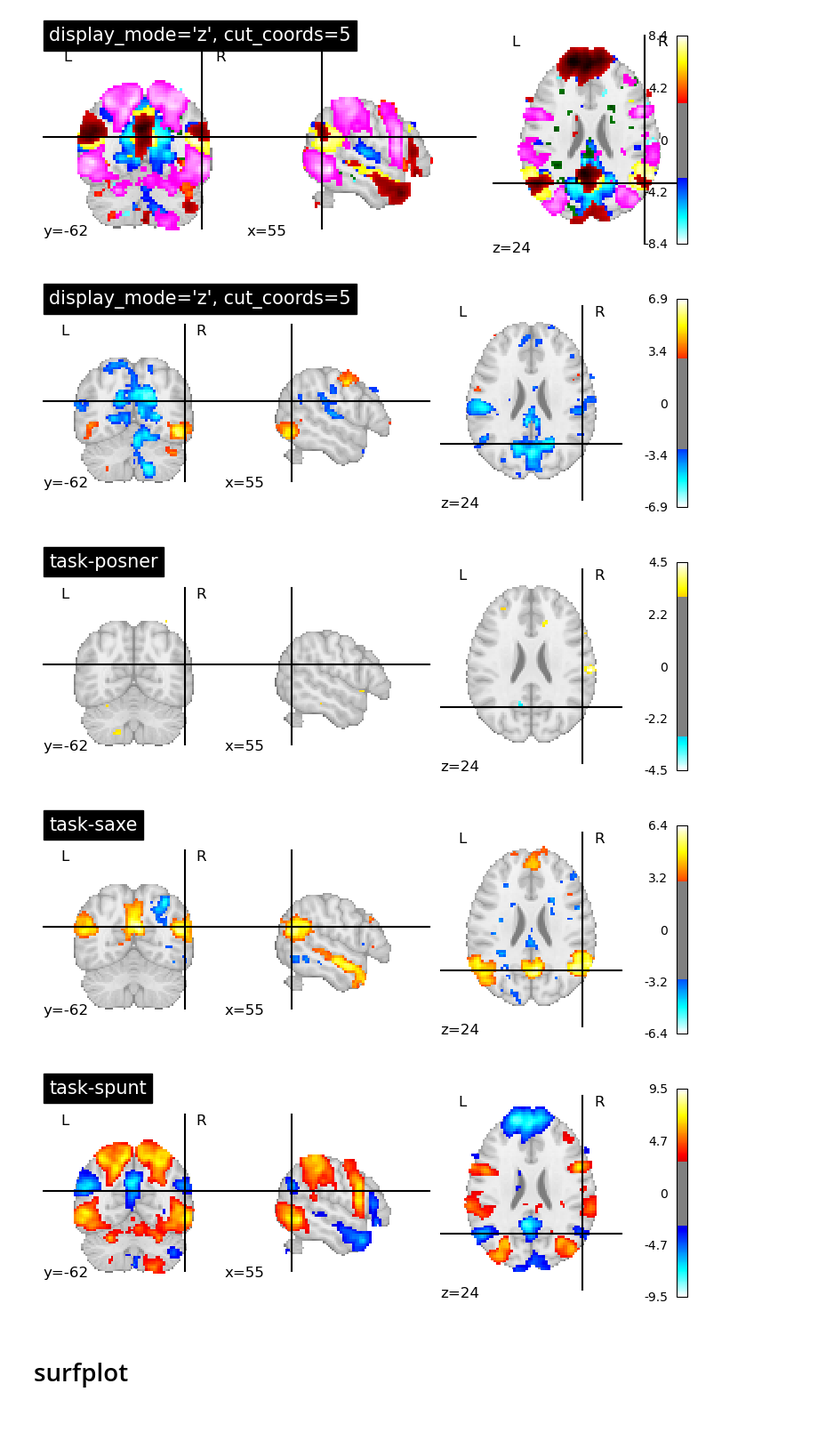
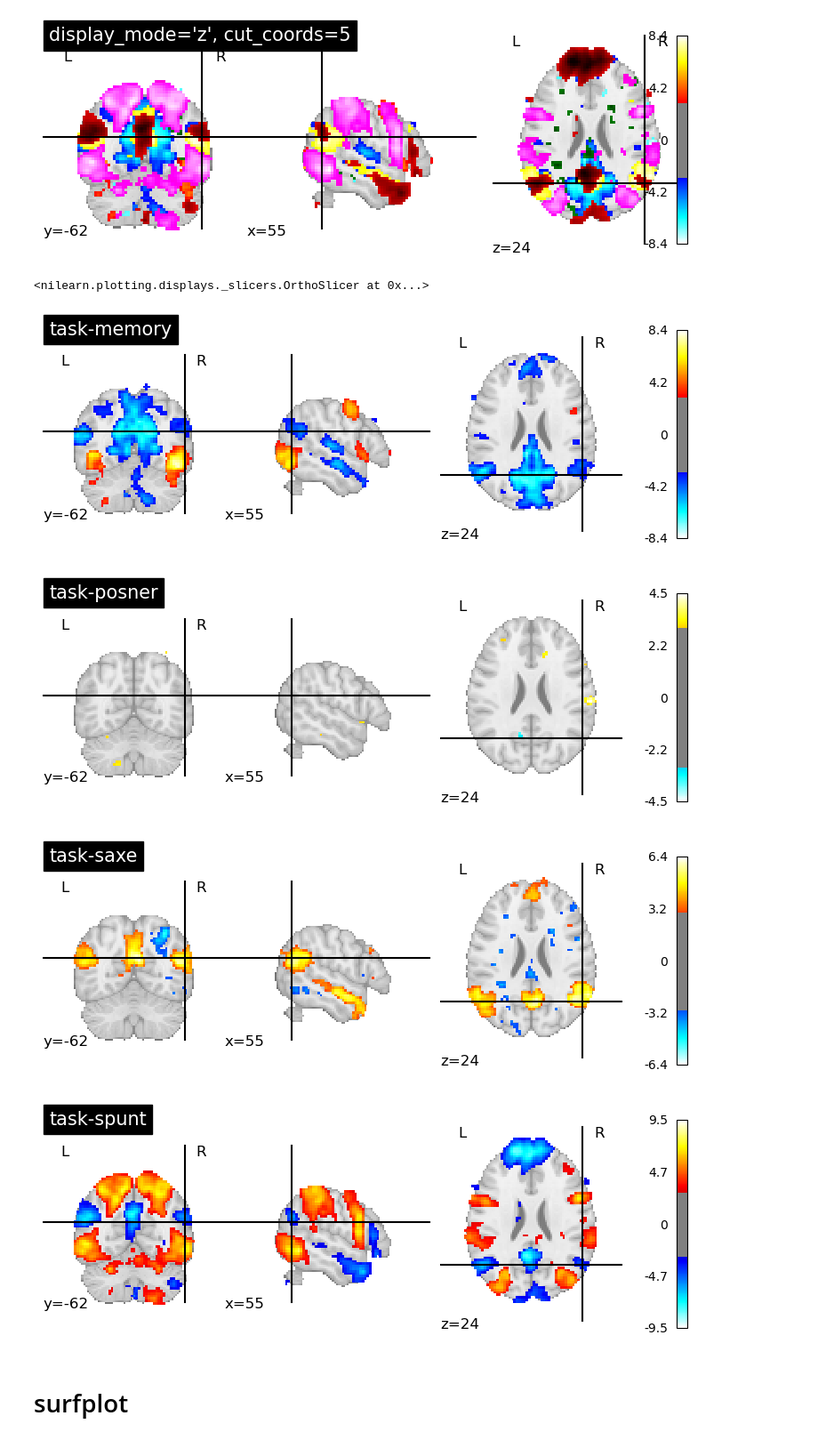
Before and after one commit to jungheejung/projects_fractional, a Jupyter notebook: scripts/step03_nilearn/nilearn03_overlay.ipynb, the cells around one changed output. Shown at 89% size. Drawn from its saved outputs; the diff is of its cells as text; code cells hidden in the pictures.

```diff
--- a/scripts/step03_nilearn/nilearn03_overlay.ipynb
+++ b/scripts/step03_nilearn/nilearn03_overlay.ipynb
@@ -38,42 +38,17 @@ display.add_overlay(saxenii, cmap=plotting.cm.black_green, threshold=3)
 display.add_overlay(spuntnii, cmap=plotting.cm.black_pink, threshold=3)
 # %% [output]
 [figure]
-# %%
-display = plotting.plot_stat_map(memorynii,
-                                # display_mode='mosaic',
-                                 cut_coords=(55, -62, 24),
-                                 threshold=3,
-                                 title="display_mode='z', cut_coords=5")
-                                #  cmap=plotting.cm.black_yellow)
-# display.add_overlay(posnernii, cmap=plotting.cm.black_blue, threshold=3)
-# display.add_overlay(saxenii, cmap=plotting.cm.black_green, threshold=3)
-# display.add_overlay(spuntnii, cmap=plotting.cm.black_pink, threshold=3)
-# %% [output]
-[figure, removed]
-# %%
-display = plotting.plot_stat_map(posnernii,
-                                # display_mode='mosaic',
-                                 cut_coords=(55, -62, 24),
-                                 threshold=3,
-                                 title="task-posner")
-# %% [output]
-[figure, removed]
-# %%
-display = plotting.plot_stat_map(saxenii,
-                                # display_mode='mosaic',
-                                 cut_coords=(55, -62, 24),
-                                 threshold=3,
-                                 title="task-saxe")
-# %% [output]
-[figure, removed]
-# %%
-display = plotting.plot_stat_map(spuntnii,
-                                # display_mode='mosaic',
-                                 cut_coords=(55, -62, 24),
-                                 threshold=3,
-                                 title="task-spunt")
-# %% [output]
-[figure, removed]
+# %%
+plotting.plot_stat_map(memorynii, cut_coords=(55, -62, 24), threshold=3, title="task-memory")
+plotting.plot_stat_map(posnernii, cut_coords=(55, -62, 24), threshold=3, title="task-posner")
+plotting.plot_stat_map(saxenii, cut_coords=(55, -62, 24), threshold=3, title="task-saxe")
+plotting.plot_stat_map(spuntnii, cut_coords=(55, -62, 24), threshold=3, title="task-spunt")
+# %% [output]
+<nilearn.plotting.displays._slicers.OrthoSlicer at 0x...>
+[figure, added]
+[figure, added]
+[figure, added]
+[figure, added]
 # %% [markdown]
 # surfplot
 # %%
```
Also changed, not shown: parts of 7 cells of this notebook.
